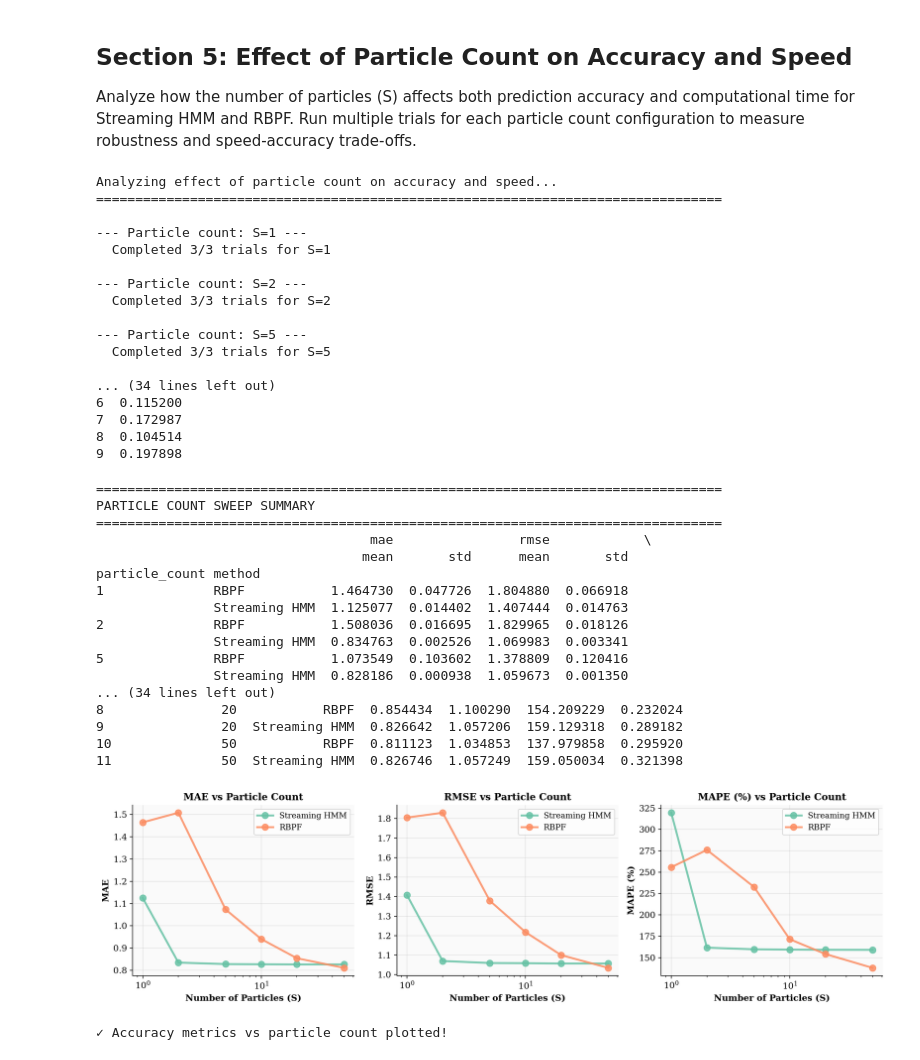
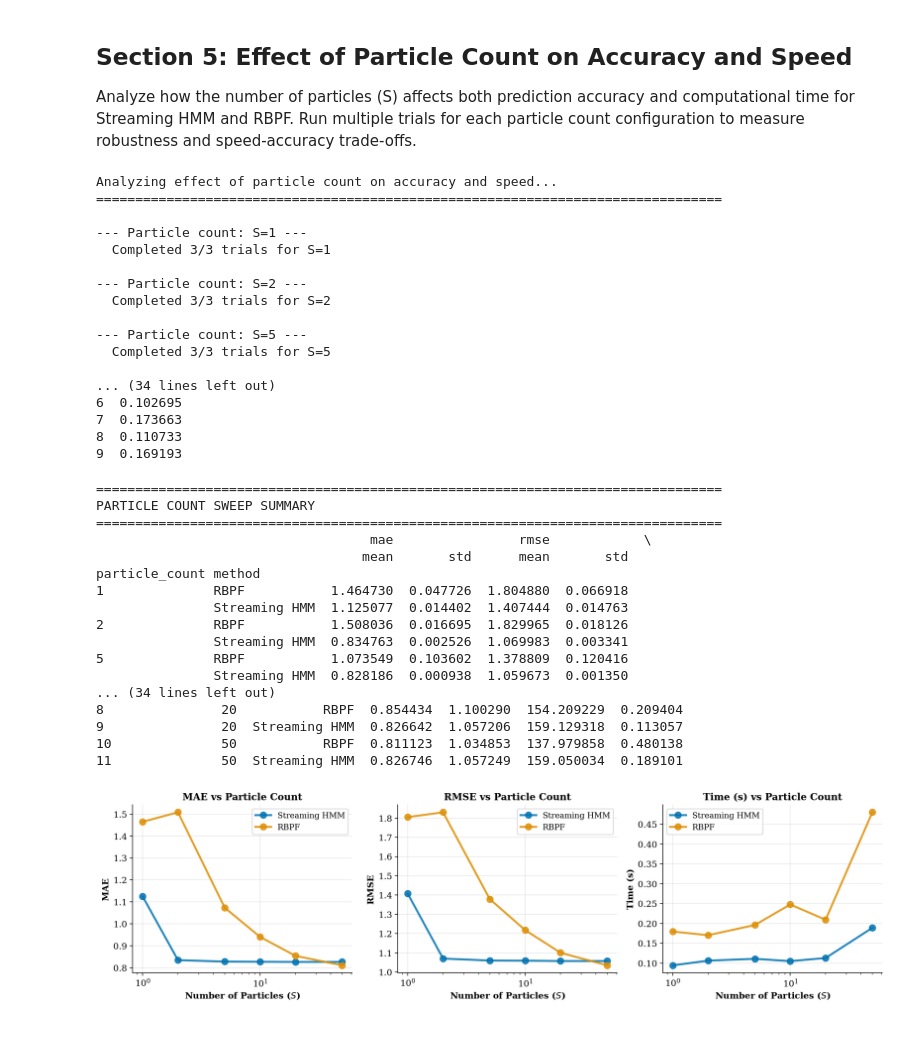
Before and after one commit to gerdm/streaming-hmm, a Jupyter notebook: gauss1d-hmm.ipynb, the cells around one changed output. Cells and saved outputs as stored; diff of their text form; code cells hidden in the pictures; blank space fills up the shorter version.

```diff
--- a/gauss1d-hmm.ipynb
+++ b/gauss1d-hmm.ipynb
@@ -250,14 +250,14 @@ bel_rbpf, (hist_lw_rbpf, hist_means_rbpf, hist_forecast_rbpf, hist_ess), hist_we
 hist_means_rbpf_regimes = hist_means_rbpf  # Shape: (T, K)
 # %%
 # Comparison plot: All three methods side-by-side
-figsize=(3.5, 2.5 * 2)
+figsize=(3.5, 2.5 * 1.3)
 fig, axes = plt.subplots(3, 1, figsize=figsize, sharey=True, sharex=True)
 
 # Define line styles and markers for visual distinction
 methods = [
     ("Online EM", hist_means_em, "--"),
-    (f"Streaming HMM ($s={n_particles}$)", hist_means_pred, "-"),
-    (f"RBPF ($s={n_particles}$)", hist_means_rbpf_regimes, "-."),
+    (f"Streaming HMM", hist_means_pred, "-"),
+    (f"RBPF", hist_means_rbpf_regimes, "-."),
 ]
 
 # True means as reference
@@ -286,9 +286,10 @@ for ax_idx, (ax, (method_name, means_data, linestyle)) in enumerate(zip(axes, me
     # ax.set_xlabel("Time step", fontsize=10)
     # if ax_idx == 0:
     #     ax.set_ylabel("Mean estimate", fontsize=10)
-    ax.set_title(method_name, fontsize=11, fontweight="bold")
+    # ax.set_title(method_name, fontsize=11, fontweight="bold")
+    ax.set_ylabel(method_name, fontsize=7, fontweight="bold")
     ax.grid(True, alpha=0.25, linestyle="-", linewidth=0.5)
-    ax.set_facecolor("#fafafa")
+    # ax.set_facecolor("#fafafa")
     # if ax_idx == 0:
     #     ax.legend(loc="best", fontsize=9, framealpha=0.9)
 
@@ -857,10 +858,10 @@ Analyzing effect of particle count on accuracy and speed...
   Completed 3/3 trials for S=5
 
 ... (34 lines left out)
-6  0.115200
-7  0.172987
-8  0.104514
-9  0.197898
+6  0.102695
+7  0.173663
+8  0.110733
+9  0.169193
 # %%
 # Summary statistics for each particle count and method
 summary_particles = results_particles_df.groupby(['particle_count', 'method'])[['mae', 'rmse', 'mape', 'time']].agg(['mean', 'std'])
@@ -888,37 +889,34 @@ particle_count method
 5              RBPF           1.073549  0.103602  1.378809  0.120416
                Streaming HMM  0.828186  0.000938  1.059673  0.001350
 ... (34 lines left out)
-8               20           RBPF  0.854434  1.100290  154.209229  0.232024
-9               20  Streaming HMM  0.826642  1.057206  159.129318  0.289182
-10              50           RBPF  0.811123  1.034853  137.979858  0.295920
-11              50  Streaming HMM  0.826746  1.057249  159.050034  0.321398
+8               20           RBPF  0.854434  1.100290  154.209229  0.209404
+9               20  Streaming HMM  0.826642  1.057206  159.129318  0.113057
+10              50           RBPF  0.811123  1.034853  137.979858  0.480138
+11              50  Streaming HMM  0.826746  1.057249  159.050034  0.189101
 # %%
 # Plot accuracy metrics as function of particle count
 fig, axes = plt.subplots(1, 3, figsize=(14, 4))
 
-metrics_to_plot = ['mae', 'rmse', 'mape']
-metric_labels = ['MAE', 'RMSE', 'MAPE (%)']
-colors_methods_particle = sns.color_palette("Set2", 2)
+metrics_to_plot = ['mae', 'rmse', 'time']
+metric_labels = ['MAE', 'RMSE', 'Time (s)']
+colors_methods_particle = colors
 
 for ax, metric, label in zip(axes, metrics_to_plot, metric_labels):
     for idx, method in enumerate(['Streaming HMM', 'RBPF']):
         method_data = agg_particles[agg_particles['method'] == method]
         ax.plot(method_data['particle_count'], method_data[metric],
                 marker='o', linewidth=2.5, markersize=8, label=method,
                 color=colors_methods_particle[idx], alpha=0.85)
 
-    ax.set_xlabel('Number of Particles (S)', fontsize=11, fontweight='bold')
+    ax.set_xlabel('Number of Particles ($S$)', fontsize=11, fontweight='bold')
     ax.set_ylabel(label, fontsize=11, fontweight='bold')
     ax.set_title(f'{label} vs Particle Count', fontsize=12, fontweight='bold')
     ax.set_xscale('log')
     ax.grid(True, alpha=0.3)
-    ax.set_facecolor("#fafafa")
+    # ax.set_facecolor("#fafafa")
     ax.legend(fontsize=10)
 
 plt.tight_layout()
-plt.show()
-
-print("\n✓ Accuracy metrics vs particle count plotted!")
+plt.savefig("./sHMM-v-rbpf.png", dpi=300, bbox_inches="tight")
 # %% [output]
-[figure, old version]
+[figure, new version]
-✓ Accuracy metrics vs particle count plotted!
```
Also changed, not shown: parts of 9 cells of this notebook, 3 other files.
